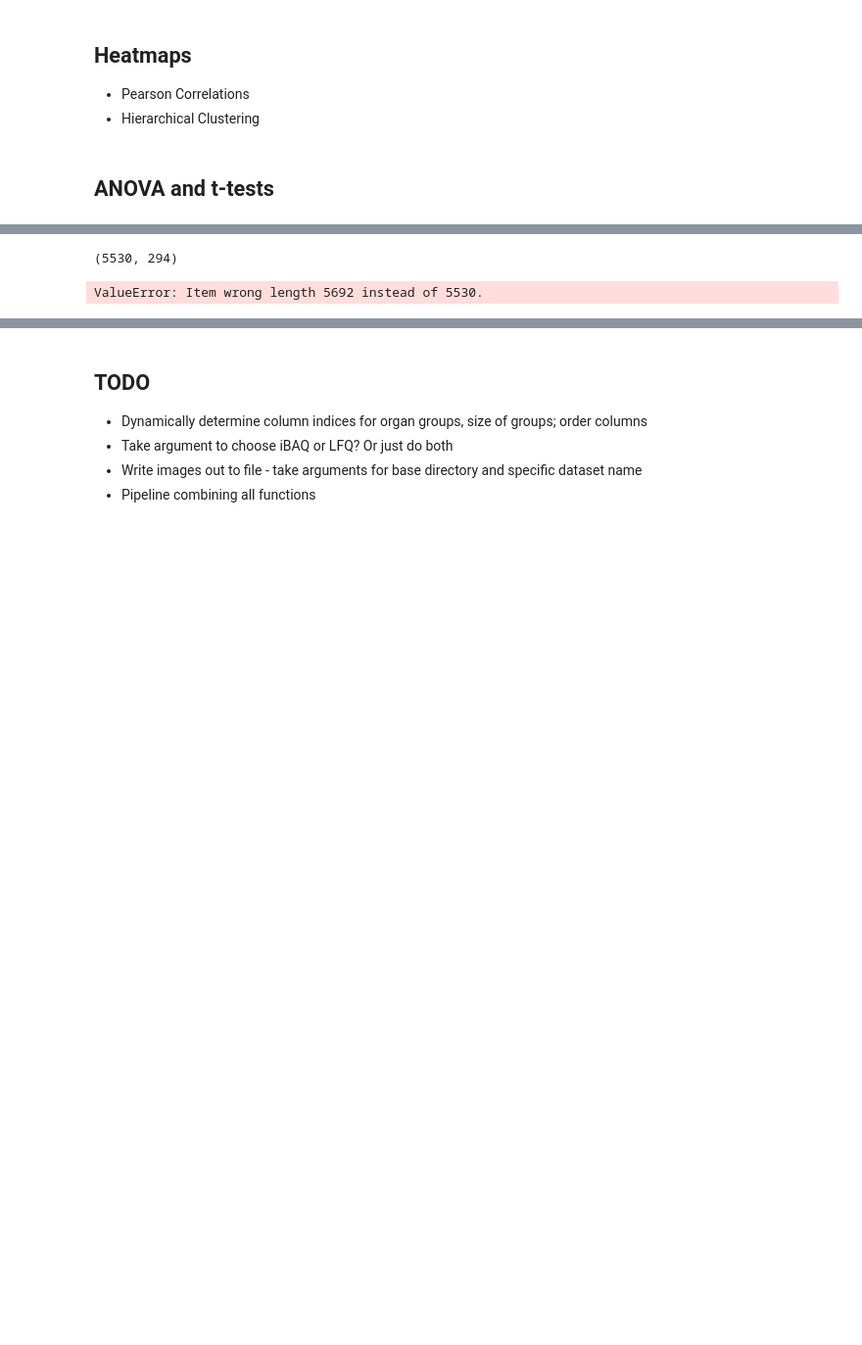
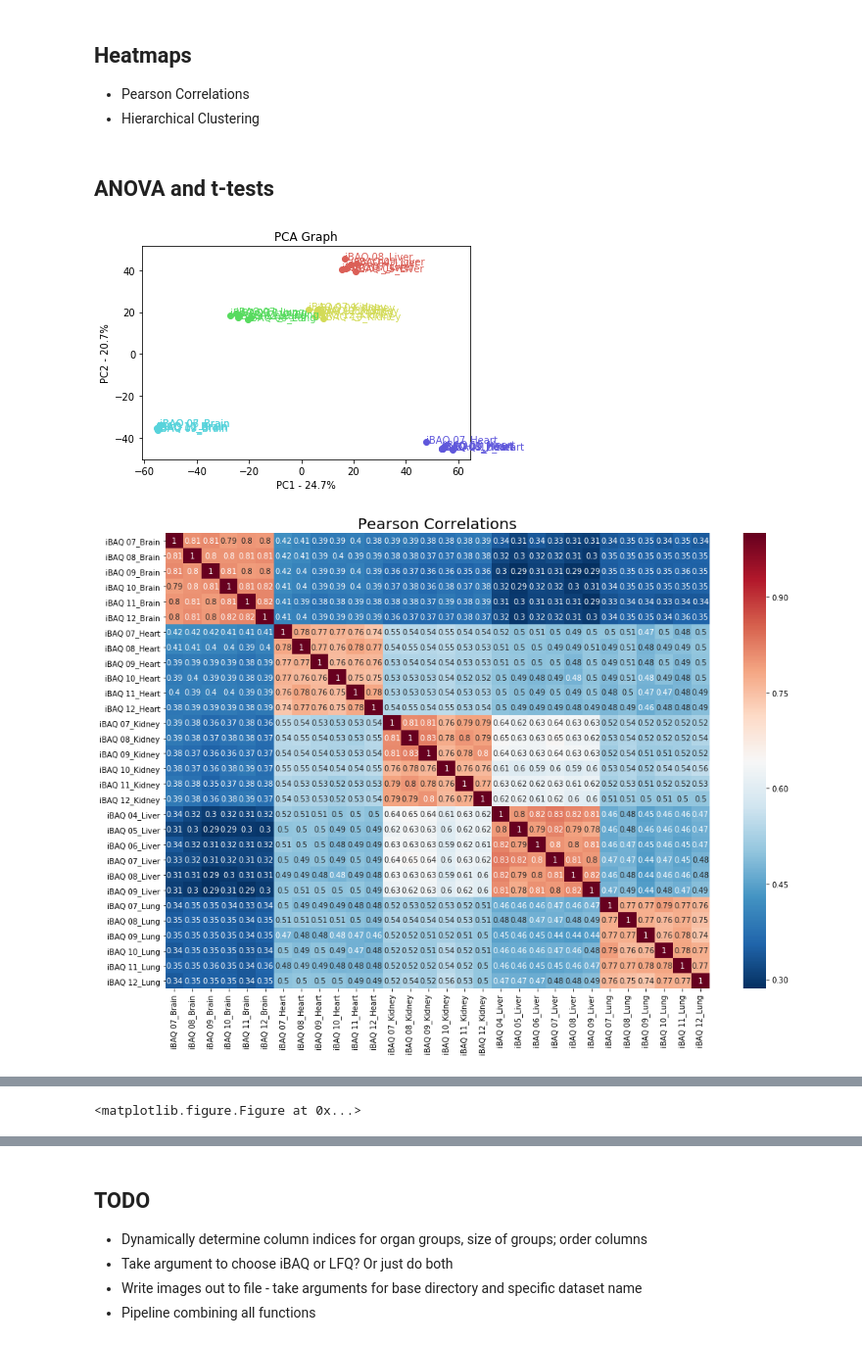
Before and after one commit to PNNL-Comp-Mass-Spec/Tissue_Classification, a Jupyter notebook: MaxQuant_Postprocessing_Functions.ipynb, the cells around one changed output, grey strips where cells are left out. Shown at 98% size. Saved outputs shown, nothing was run; the diff lists cells and outputs as text; code cells hidden in the pictures; blank space fills up the shorter version.

Commit message:
Fixed dataframe filtering bug and overlapping image bug

```diff
--- a/MaxQuant_Postprocessing_Functions.ipynb
+++ b/MaxQuant_Postprocessing_Functions.ipynb
@@ -311,6 +310,7 @@ def make_pearson_matrix(df, title, colormap = "RdBu_r", dimensions = (16, 11)):
 
     output_path = base_dir + title + '.pdf'
     plt.savefig(output_path, bbox_inches="tight")
+    plt.clf()
 
 #make_pearson_matrix(iBAQ_df, 'Pearson Correlations')
 # %%
@@ -322,7 +322,7 @@ def make_pearson_matrix(df, title, colormap = "RdBu_r", dimensions = (16, 11)):
 
 def hierarchical_cluster(df, title, dimensions = (10, 6)):
 
-    z = linkage(iBAQ_df.values, method='ward')
+    z = linkage(df.values, method='ward')
 
     plt.figure(figsize = dimensions)
     plt.title('Hierarchical Clustering of Proteins')
@@ -334,6 +334,7 @@ def hierarchical_cluster(df, title, dimensions = (10, 6)):
 
     output_path = base_dir + title + '.pdf'
     plt.savefig(output_path, bbox_inches="tight")
+    plt.clf()
 
 #hierarchical_cluster(iBAQ_df, 'Hierarchical Clustering')
 # %% [markdown]
@@ -377,6 +378,7 @@ def protein_heatmap(df, title, colormap = "RdBu_r"):
 
     output_path = base_dir + title + '.pdf'
     plt.savefig(output_path, bbox_inches = "tight")
+    plt.clf()
 
 #protein_heatmap(pass_anova_df, 'BRING THE HEAT')
 # %%
@@ -403,10 +405,8 @@ def mq_pipeline(file, groups, image_dir):
     df = clean_weakly_identified(df)
     df = remove_dup_proteinIDs(df)
 
-    print(df.shape)
-
     iBAQ_df = slice_by_column(df, 'iBAQ ')
-    LFQ_df = slice_by_column(df, 'LFQ')
+    #LFQ_df = slice_by_column(df, 'LFQ')
 
     organ_columns = {} # 'Liver': ['iBAQ 04_Liver', 'iBAQ 05_Liver', ...]
     organ_counts = {} # 'Liver':
@@ -439,7 +439,9 @@ def mq_pipeline(file, groups, image_dir):
 # %%
 datafile = "D:\proteinGroupsCleaned.txt"
 sample_groups = ['Brain', 'Heart', 'Kidney', 'Liver', 'Lung']
-base_dir = 'D:\\Images\\PipelineTest'
+base_dir = 'D:\\Images\\PipelineTest\\'
 
 mq_pipeline(datafile, sample_groups, base_dir)
 # %% [output]
+[figure, added]
+[figure, added]
@@ -446,2 +450 @@ mq_pipeline(datafile, sample_groups, base_dir)
-(5530, 294)
+<matplotlib.figure.Figure at 0x...>
-ValueError: Item wrong length 5692 instead of 5530.
```
Also changed, not shown: parts of 8 cells of this notebook.
